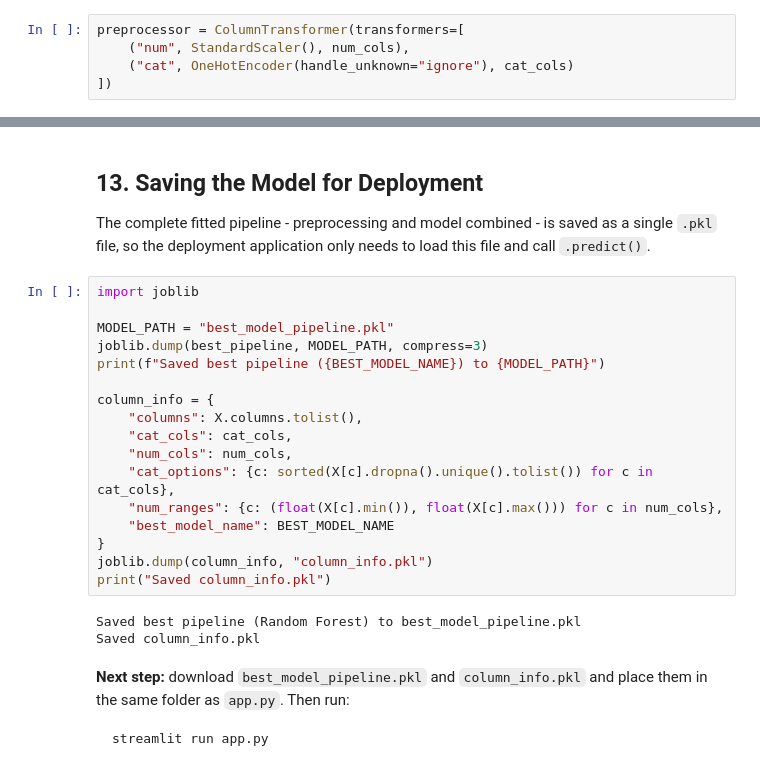
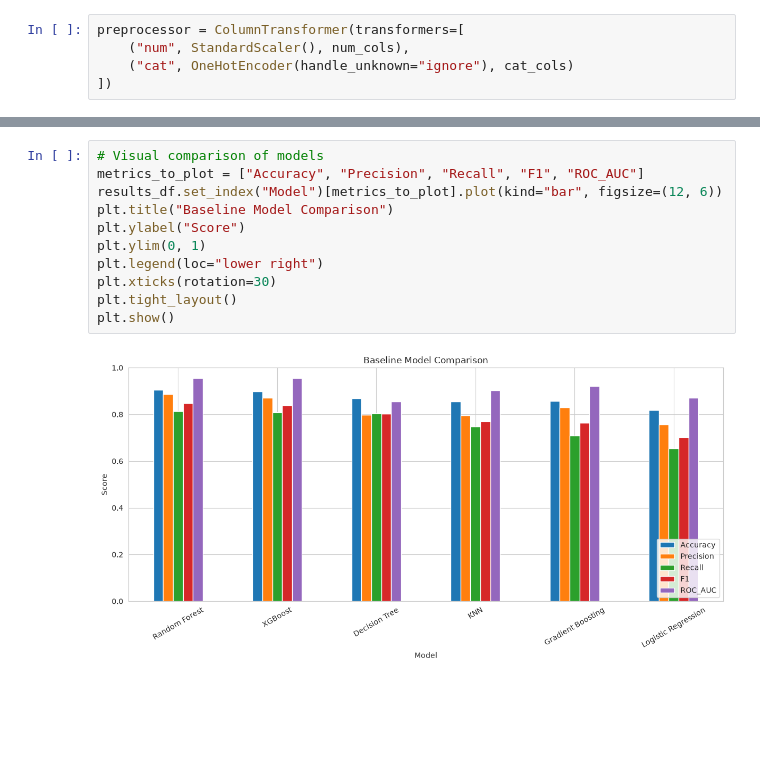
Before and after one commit to wandiyajames-arch/hotel-cancellation-prediction, a Jupyter notebook: Hotel_Reservation_Cancellation_Prediction_v2.ipynb, the cells around one changed output, grey strips where cells are left out. Saved outputs shown, nothing was run; the diff lists cells and outputs as text; blank space fills up the shorter version.

````diff
--- a/Hotel_Reservation_Cancellation_Prediction_v2.ipynb
+++ b/Hotel_Reservation_Cancellation_Prediction_v2.ipynb
@@ -726,30 +320,13 @@ Check where `is_near_holiday` ranks in the feature importance chart in Section 1
-# %% [markdown]
-## 13. Saving the Model for Deployment
-
-The complete fitted pipeline - preprocessing and model combined - is saved as a single `.pkl` file, so the deployment application only needs to load this file and call `.predict()`.
-# %%
-import joblib
-
-MODEL_PATH = "best_model_pipeline.pkl"
-joblib.dump(best_pipeline, MODEL_PATH, compress=3)
-print(f"Saved best pipeline ({BEST_MODEL_NAME}) to {MODEL_PATH}")
-
-column_info = {
-    "columns": X.columns.tolist(),
-    "cat_cols": cat_cols,
-    "num_cols": num_cols,
-    "cat_options": {c: sorted(X[c].dropna().unique().tolist()) for c in cat_cols},
-    "num_ranges": {c: (float(X[c].min()), float(X[c].max())) for c in num_cols},
-    "best_model_name": BEST_MODEL_NAME
-}
-joblib.dump(column_info, "column_info.pkl")
-print("Saved column_info.pkl")
-# %% [output]
-Saved best pipeline (Random Forest) to best_model_pipeline.pkl
-Saved column_info.pkl
-# %% [markdown]
-**Next step:** download `best_model_pipeline.pkl` and `column_info.pkl` and place them in the same folder as `app.py`. Then run:
-
-```bash
-streamlit run app.py
-```
+# %%
+# Visual comparison of models
+metrics_to_plot = ["Accuracy", "Precision", "Recall", "F1", "ROC_AUC"]
+results_df.set_index("Model")[metrics_to_plot].plot(kind="bar", figsize=(12, 6))
+plt.title("Baseline Model Comparison")
+plt.ylabel("Score")
+plt.ylim(0, 1)
+plt.legend(loc="lower right")
+plt.xticks(rotation=30)
+plt.tight_layout()
+plt.show()
+# %% [output]
+[figure, added]
````
Also changed, not shown: parts of 68 cells of this notebook.
